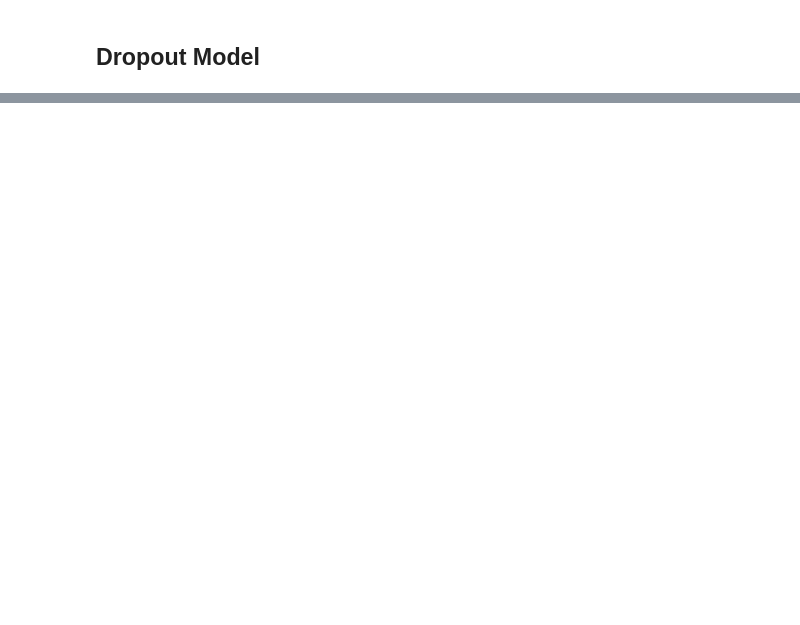
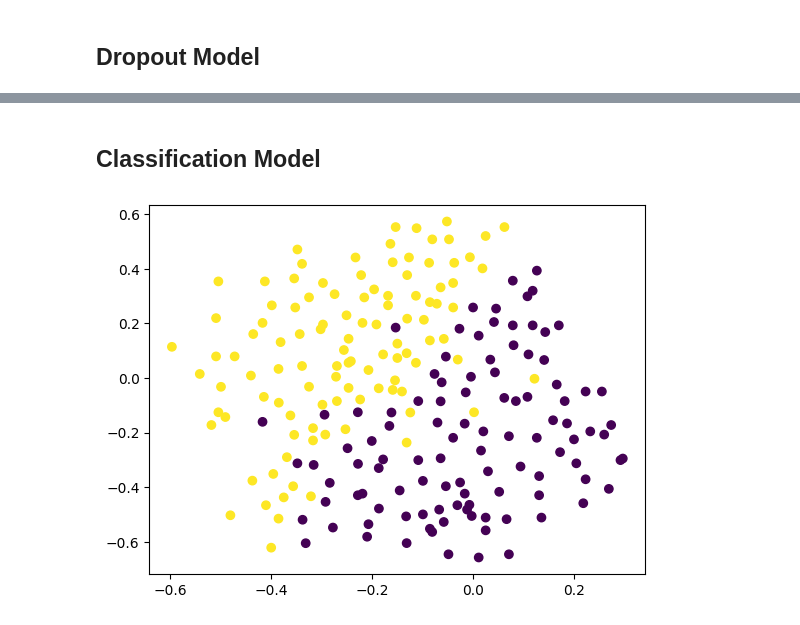
Before and after one commit to KuldipDongare1707/Deep_Learning, a Jupyter notebook: Dropout_DL.ipynb, the cells around one changed output, grey strips where cells are left out. Drawn from its saved outputs; the diff is of its cells as text; code cells hidden in the pictures; blank space fills up the shorter version.

Commit message:
Added Classification

```diff
--- a/Dropout_DL.ipynb
+++ b/Dropout_DL.ipynb
@@ -98,0 +98,2 @@ plt.show()
+# %% [markdown]
+## Classification Model
@@ -98,0 +315,19 @@ plt.show()
+# %%
+y = np.array([1., 1., 1., 1., 1., 1., 1., 1., 1., 1., 1., 1., 1., 1., 1., 1., 1.,
+       1., 1., 1., 0., 0., 0., 0., 0., 0., 0., 0., 0., 0., 0., 0., 0., 0.,
+       0., 0., 1., 1., 1., 0., 0., 0., 0., 0., 0., 0., 0., 0., 0., 0., 0.,
+       0., 0., 0., 0., 0., 0., 0., 0., 0., 0., 0., 0., 0., 0., 0., 0., 0.,
+       0., 0., 0., 0., 0., 0., 0., 0., 0., 0., 0., 0., 0., 1., 1., 1., 1.,
+       1., 1., 1., 1., 1., 1., 1., 1., 1., 1., 1., 1., 1., 1., 1., 1., 1.,
+       1., 1., 1., 1., 1., 1., 1., 1., 1., 1., 1., 1., 1., 1., 1., 0., 0.,
+       0., 0., 1., 1., 1., 1., 1., 1., 1., 1., 1., 1., 1., 1., 1., 1., 1.,
+       1., 1., 1., 1., 1., 1., 1., 1., 1., 1., 1., 1., 1., 1., 1., 0., 0.,
+       0., 0., 0., 0., 0., 0., 0., 0., 0., 0., 0., 0., 0., 0., 0., 0., 0.,
+       0., 0., 0., 0., 0., 0., 0., 0., 0., 0., 0., 0., 0., 0., 0., 0., 0.,
+       0., 0., 0., 0., 1., 1., 1., 1., 1., 1., 1., 1., 1., 1., 1., 1., 1.,
+       0., 1., 1., 1., 1., 0., 0.])
+# %%
+plt.scatter(X[:, 0], X[:,1], c=y)
+plt.show()
+# %% [output]
+[figure, added]
```
Also changed, not shown: parts of 19 cells of this notebook.
